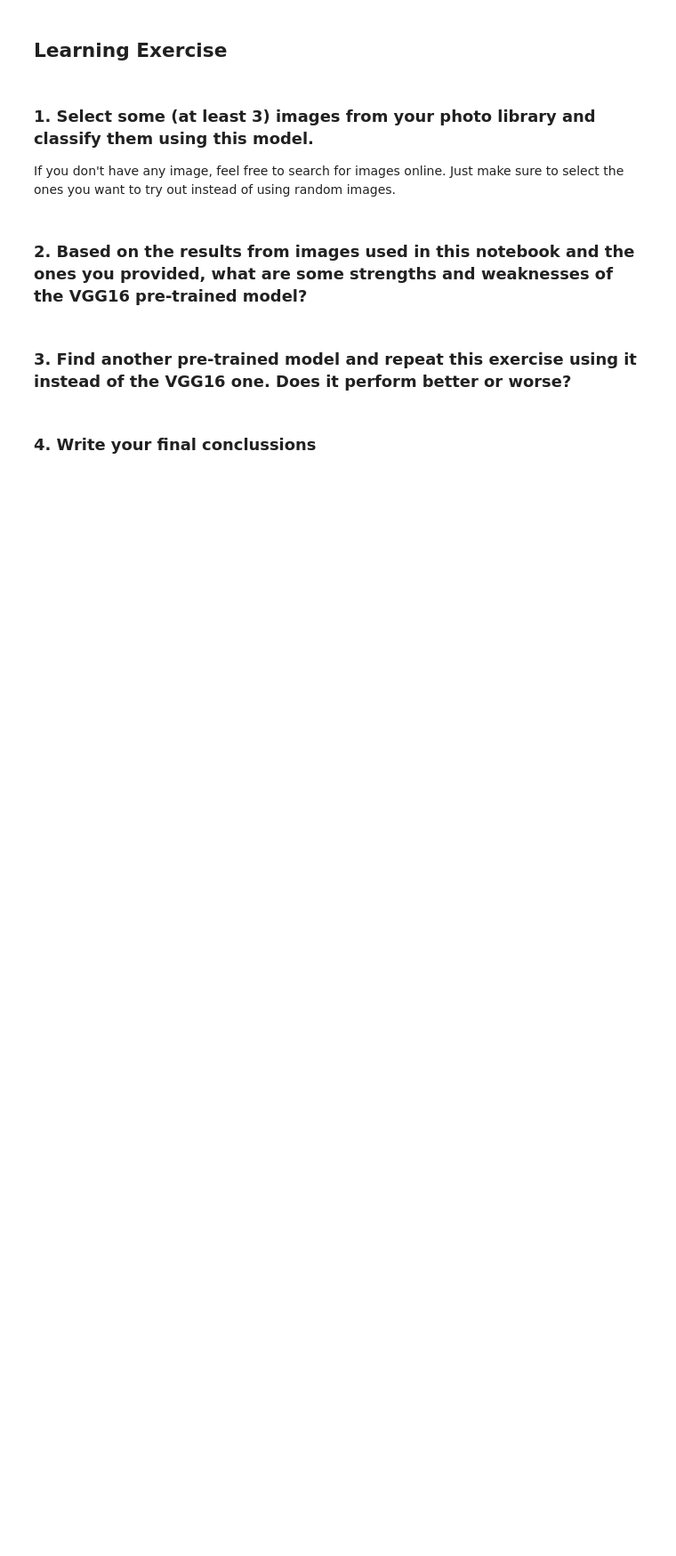
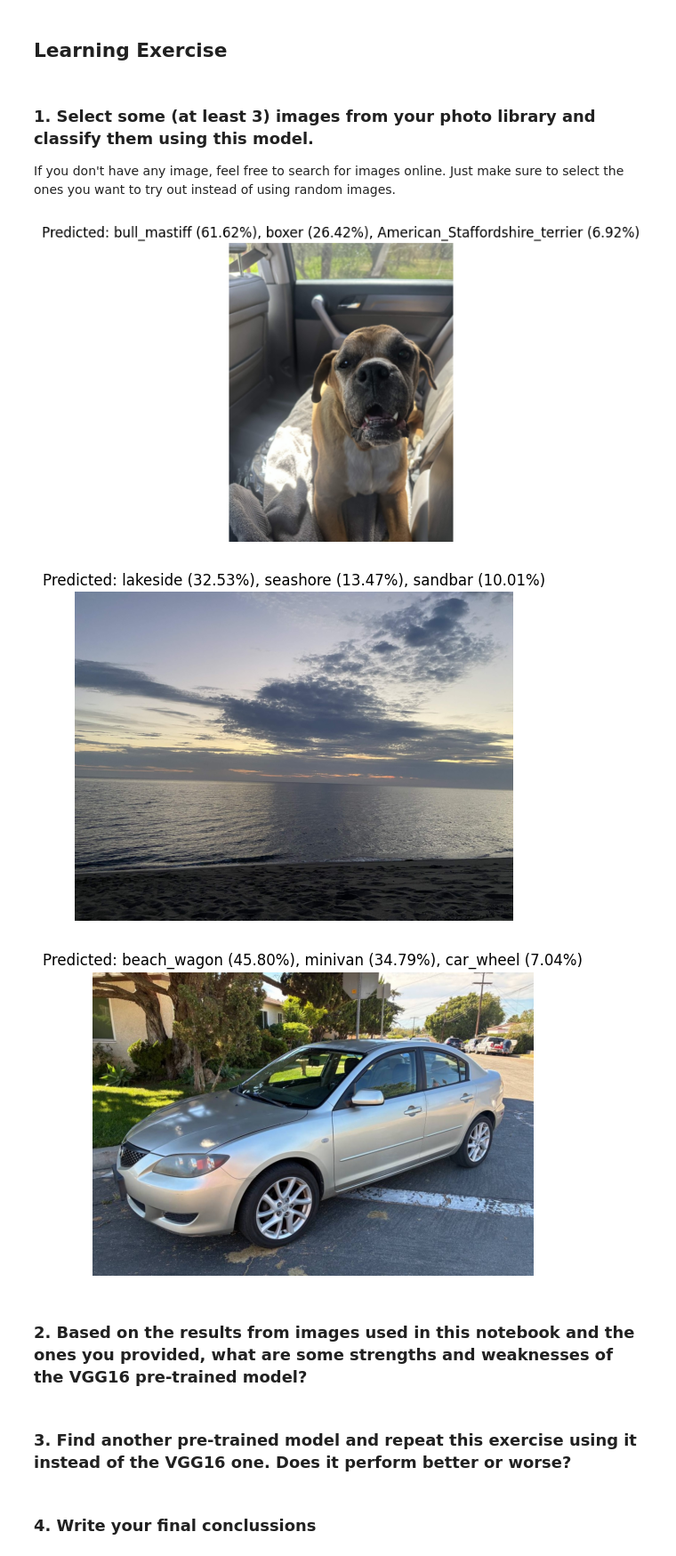
Before and after one commit to edgardlt03/ICO-Trabajos, a Jupyter notebook: 7_pretrained_models.ipynb, the cells around one changed output. Shown at 89% size. Saved outputs shown, nothing was run; the diff lists cells and outputs as text; code cells hidden in the pictures; blank space fills up the shorter version.

```diff
--- a/7_pretrained_models.ipynb
+++ b/7_pretrained_models.ipynb
@@ -200,6 +200,32 @@ for i, preds in enumerate(batch_preds):
 ### 1. Select some (at least 3) images from your photo library and classify them using this model.
 
 If you don't have any image, feel free to search for images online. Just make sure to select the ones you want to try out instead of using random images.
+# %%
+#imagenes sacadas de internet
+
+from PIL import Image
+
+
+my_images = [
+    Image.open("perro.jpg").convert("RGB"),
+    Image.open("playa.jpg").convert("RGB"),
+    Image.open("carro.png").convert("RGB"),
+]
+
+
+my_preds = classify_batch(model, pre_trans, my_images, top_k=3)
+
+for i, preds in enumerate(my_preds):
+    plt.figure()
+    plt.axis('off')
+    plt.imshow(my_images[i])
+    _p = [f"{index_to_label(idx)} ({prob:.2%})" for idx, prob in preds]
+    plt.title(f"Predicted: {', '.join(_p)}")
+    plt.show()
+# %% [output]
+[figure, added]
+[figure, added]
+[figure, added]
 # %% [markdown]
 ### 2. Based on the results from images used in this notebook and the ones you provided, what are some strengths and weaknesses of the VGG16 pre-trained model?
 # %% [markdown]
```
